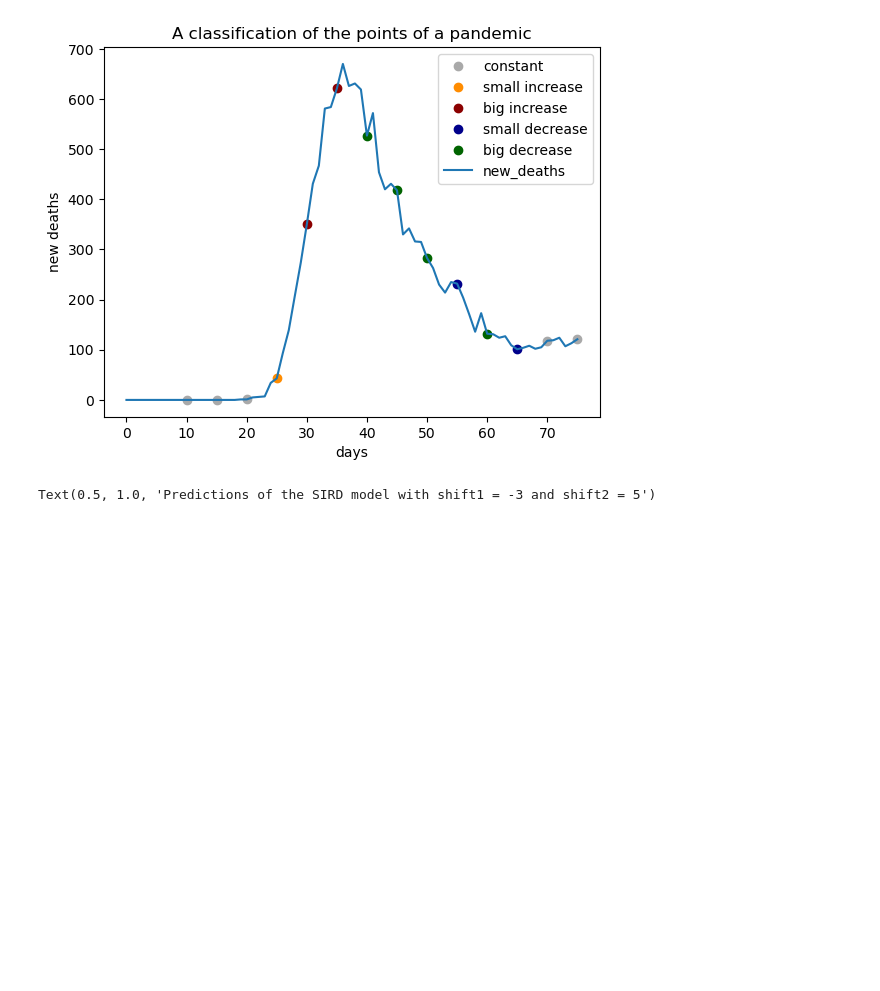
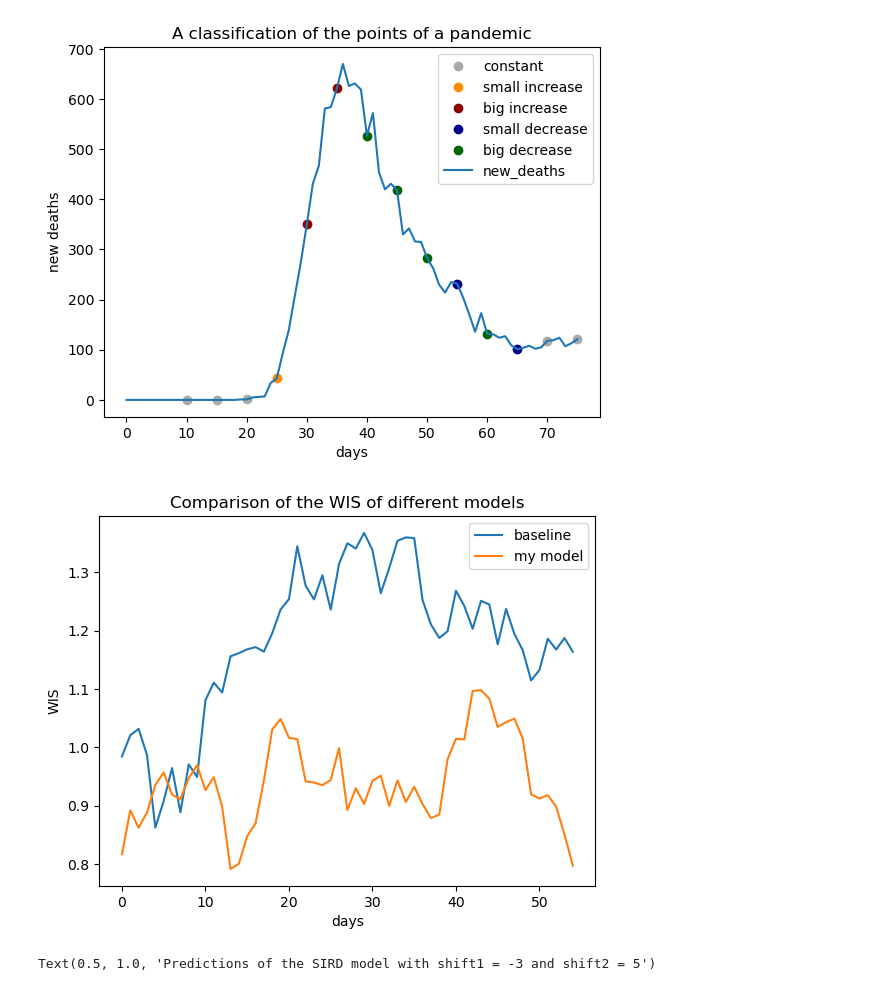
Before and after one commit to gregoirebechade/covid_internship, a Jupyter notebook: 04_exploring.ipynb, the cells around one changed output. Drawn from its saved outputs; the diff is of its cells as text; code cells hidden in the pictures; blank space fills up the shorter version.

```diff
--- a/04_exploring.ipynb
+++ b/04_exploring.ipynb
@@ -96,6 +96,19 @@ plt.ylabel('new deaths')
 # %% [output]
 Text(0, 0.5, 'new deaths')
 [figure]
+# %%
+# plot of a random walk
+np.random.seed(6)
+plt.plot(np.cumsum(np.random.randn(55))* 0.05+1, label='baseline')
+plt.plot(np.cumsum(np.random.randn(55))*0.05+0.7, label = 'my model')
+
+plt.title('Comparison of the WIS of different models')
+plt.legend()
+plt.xlabel('days')
+plt.ylabel('WIS')
+plt.show()
+# %% [output]
+[figure, added]
 # %%
 a, b, d, shift1, shift2 = -9.551066764329459 ,-0.62286346247745 ,5.267984013360355e-05 ,0, -6
 # %%
```
